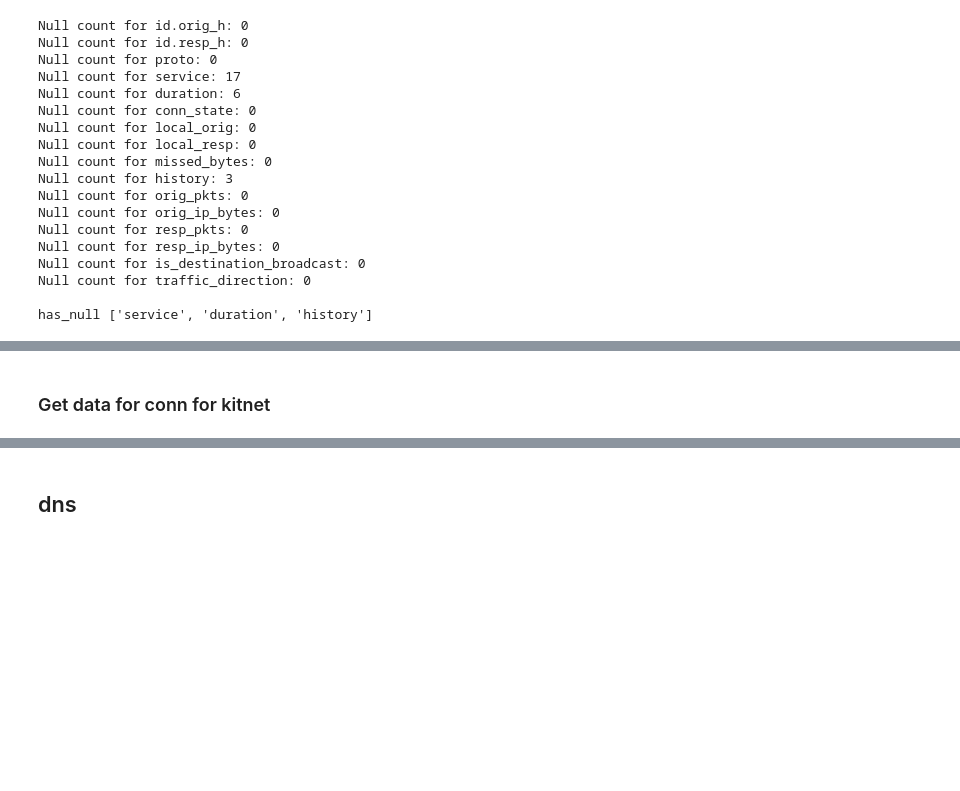
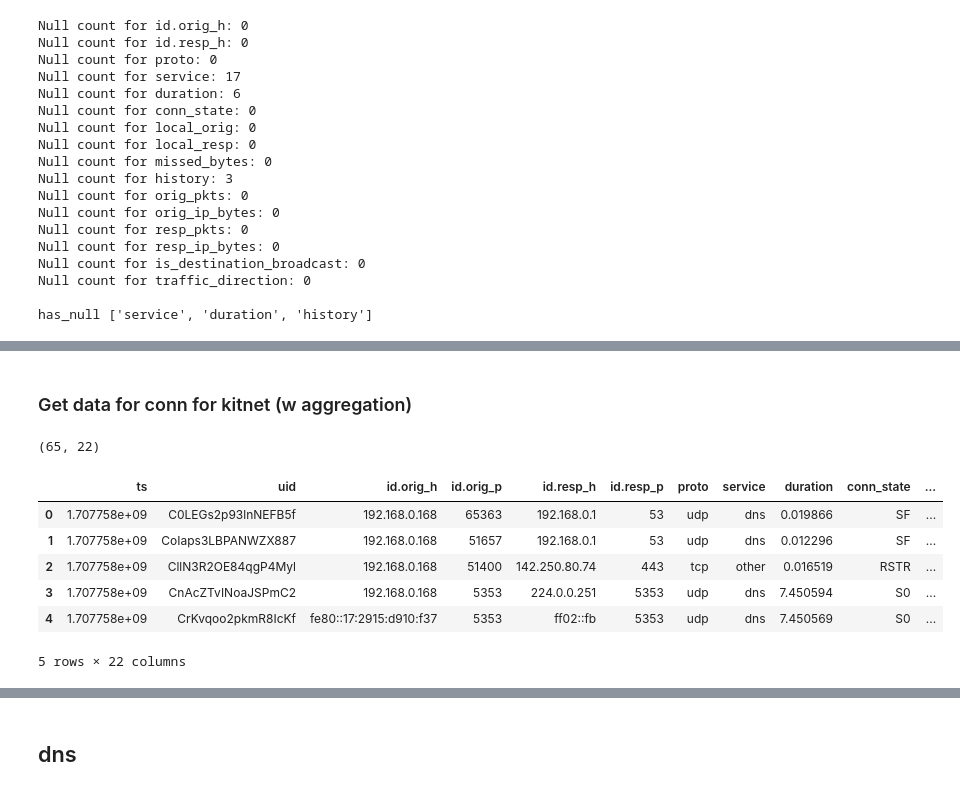
Before and after one commit to NYU-HSRN-Network-Data-Science-Group/AutoZeekWatch, a Jupyter notebook: NIDS/zoe_eda.ipynb, the cells around one changed output, grey strips where cells are left out. Drawn from its saved outputs; the diff is of its cells as text; code cells hidden in the pictures; blank space fills up the shorter version.

```diff
--- a/NIDS/zoe_eda.ipynb
+++ b/NIDS/zoe_eda.ipynb
@@ -270,3 +311,9 @@ Null count for is_destination_broadcast: 0
 Null count for traffic_direction: 0
 
 has_null ['service', 'duration', 'history']
+# %%
+has_null = ['service']
+# Create a variable to track if the feature contains null. Create a column "has_null_featurename"
+for feature in has_null:
+    df[f'has_{feature}'] = df[feature].notnull().astype(int)
+df['service'] = df['service'].replace({False: 0, True: 1})
@@ -273,2 +404,2 @@ has_null ['service', 'duration', 'history']
 # %% [markdown]
-### Get data for conn for kitnet
+### Get data for conn for kitnet (w aggregation)
@@ -434,0 +406,42 @@ def makedf_samecol(new_df):
+# %%
+id_feature = ["id.orig_h", "id.orig_p", "id.resp_h", "id.resp_p"]
+features = ["ts","uid", "id.orig_h", "id.orig_p", "id.resp_h", "id.resp_p",
+            "proto", "service", "duration", "conn_state", "local_orig","local_resp",
+            "missed_bytes","history", "orig_pkts", "orig_ip_bytes", "resp_pkts", "resp_ip_bytes"]
+data_list = []
+for line in json_data_file.splitlines():
+    # log_entry is now a single json log from the file
+    log_entry = json.loads(line.strip())
+
+    # Check if each feature is present in the log_entry
+    feature_values = [log_entry.get(feature, None) for feature in features]
+    data_list.append(feature_values)
+
+df = pd.DataFrame(data_list, columns=features)
+# %%
+#fill Nans with 0s : duration, orig_bytes resp_bytes
+df = fill_na(df)
+
+if 'history' not in df.columns:
+    df['history'] = 'N'
+#fill NaNs with 'N'
+df['history'] = df['history'].fillna('N')
+df = create_broadcast_variable(df)
+df = create_direction_variable(df)
+# Convert the boolean values in columns "local_orig" and "local_resp" to 1 and 0s
+df['local_orig'] = df['local_orig'].astype(int)
+df['local_resp'] = df['local_resp'].astype(int)
+# %%
+print(df.shape)
+# %% [output]
+(65, 22)
+# %%
+df.head()
+# %% [output]
+|  | ts | uid | id.orig_h | id.orig_p | id.resp_h | id.resp_p | proto | service | duration | conn_state | ... |
+| 0 | 1.707758e+09 | C0LEGs2p93lnNEFB5f | 192.168.0.168 | 65363 | 192.168.0.1 | 53 | udp | dns | 0.019866 | SF | ... |
+| 1 | 1.707758e+09 | CoIaps3LBPANWZX887 | 192.168.0.168 | 51657 | 192.168.0.1 | 53 | udp | dns | 0.012296 | SF | ... |
+| 2 | 1.707758e+09 | CllN3R2OE84qgP4Myl | 192.168.0.168 | 51400 | 142.250.80.74 | 443 | tcp | other | 0.016519 | RSTR | ... |
+| 3 | 1.707758e+09 | CnAcZTvINoaJSPmC2 | 192.168.0.168 | 5353 | 224.0.0.251 | 5353 | udp | dns | 7.450594 | S0 | ... |
+| 4 | 1.707758e+09 | CrKvqoo2pkmR8IcKf | fe80::17:2915:d910:f37 | 5353 | ff02::fb | 5353 | udp | dns | 7.450569 | S0 | ... |
+5 rows × 22 columns
```
Also changed, not shown: parts of 51 cells of this notebook, 2 other files.
